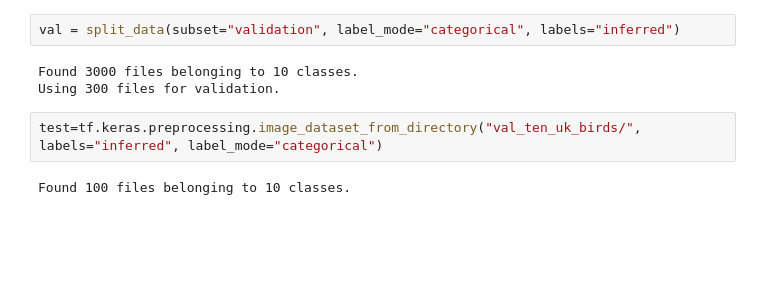
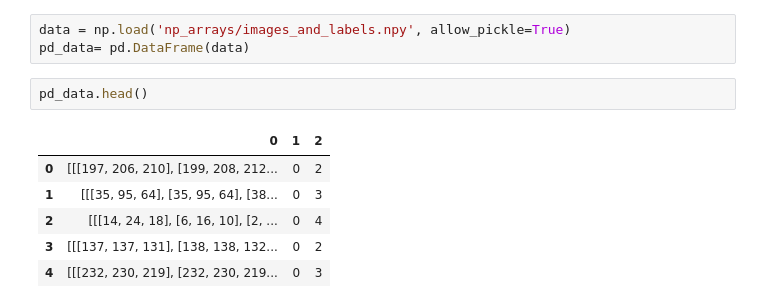
Before and after one commit to michael-robert-poole/BirdWatch, a Jupyter notebook: project.ipynb, the cells around one changed output. Drawn from its saved outputs; the diff is of its cells as text; blank space fills up the shorter version.

```diff
--- a/project.ipynb
+++ b/project.ipynb
@@ -21,11 +13,14 @@ To enable them in other operations, rebuild TensorFlow with the appropriate comp
-# %%
-val = split_data(subset="validation", label_mode="categorical", labels="inferred")
-# %% [output]
-Found 3000 files belonging to 10 classes.
-Using 300 files for validation.
-# %%
-test=tf.keras.preprocessing.image_dataset_from_directory("val_ten_uk_birds/", labels="inferred", label_mode="categorical")
-# %% [output]
-Found 100 files belonging to 10 classes.
+# %%
+data = np.load('np_arrays/images_and_labels.npy', allow_pickle=True)
+pd_data= pd.DataFrame(data)
+# %%
+pd_data.head()
+# %% [output]
+|  | 0 | 1 | 2 |
+| 0 | [[[197, 206, 210], [199, 208, 212... | 0 | 2 |
+| 1 | [[[35, 95, 64], [35, 95, 64], [38... | 0 | 3 |
+| 2 | [[[14, 24, 18], [6, 16, 10], [2, ... | 0 | 4 |
+| 3 | [[[137, 137, 131], [138, 138, 132... | 0 | 2 |
+| 4 | [[[232, 230, 219], [232, 230, 219... | 0 | 3 |
 # %%
 import bird_info
```
Also changed, not shown: parts of 3 cells of this notebook, 4 other files.
